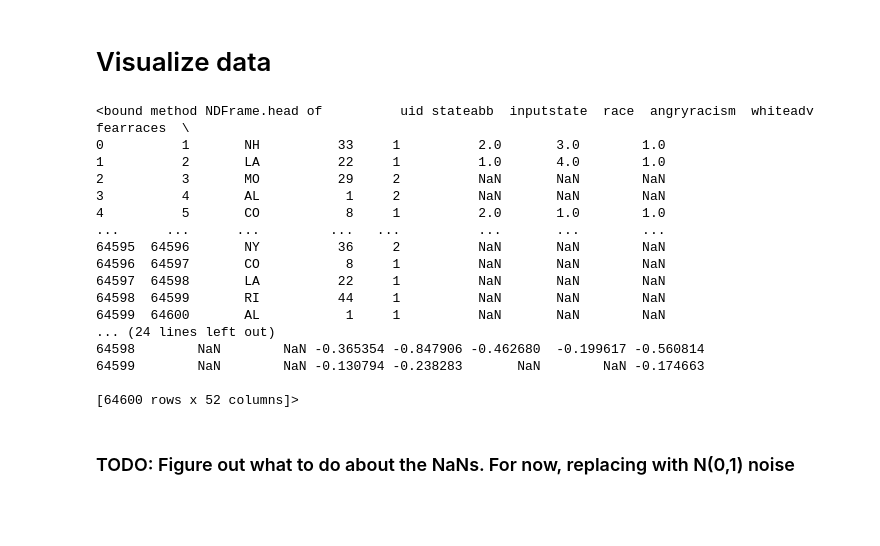
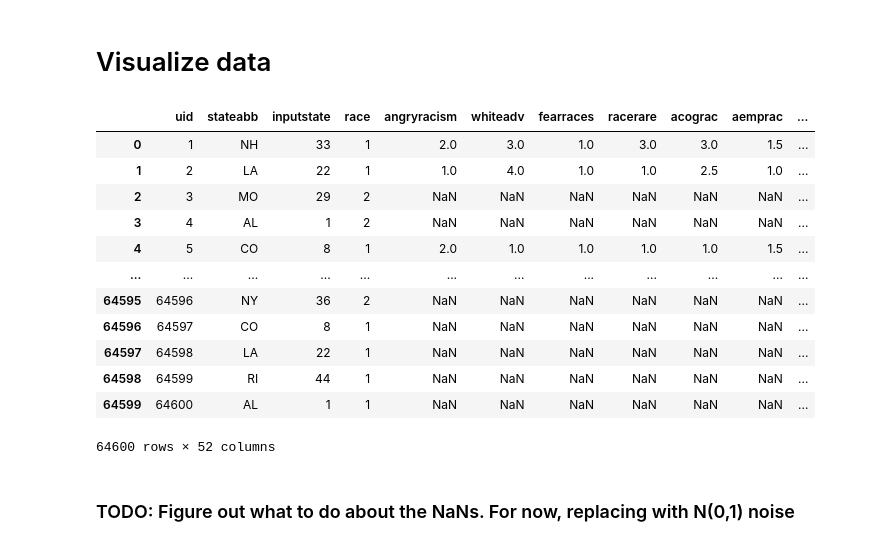
Before and after one commit to jefe-jeff/mse-234-project, a Jupyter notebook: scripts/dp_jordan_attempt.ipynb, the cells around one changed output. Drawn from its saved outputs; the diff is of its cells as text; code cells hidden in the pictures; blank space fills up the shorter version.

```diff
--- a/scripts/dp_jordan_attempt.ipynb
+++ b/scripts/dp_jordan_attempt.ipynb
@@ -13,25 +16,21 @@ trump_data = pd.read_csv('../data/2016-cces-trump.csv')
 # %% [markdown]
 # Visualize data
 # %%
-trump_data.head
+trump_data
 # %% [output]
+|  | uid | stateabb | inputstate | race | angryracism | whiteadv | fearraces | racerare | acograc | aemprac | ... |
+| 0 | 1 | NH | 33 | 1 | 2.0 | 3.0 | 1.0 | 3.0 | 3.0 | 1.5 | ... |
+| 1 | 2 | LA | 22 | 1 | 1.0 | 4.0 | 1.0 | 1.0 | 2.5 | 1.0 | ... |
+| 2 | 3 | MO | 29 | 2 | NaN | NaN | NaN | NaN | NaN | NaN | ... |
+| 3 | 4 | AL | 1 | 2 | NaN | NaN | NaN | NaN | NaN | NaN | ... |
+| 4 | 5 | CO | 8 | 1 | 2.0 | 1.0 | 1.0 | 1.0 | 1.0 | 1.5 | ... |
+| ... | ... | ... | ... | ... | ... | ... | ... | ... | ... | ... | ... |
+| 64595 | 64596 | NY | 36 | 2 | NaN | NaN | NaN | NaN | NaN | NaN | ... |
+| 64596 | 64597 | CO | 8 | 1 | NaN | NaN | NaN | NaN | NaN | NaN | ... |
+| 64597 | 64598 | LA | 22 | 1 | NaN | NaN | NaN | NaN | NaN | NaN | ... |
+| 64598 | 64599 | RI | 44 | 1 | NaN | NaN | NaN | NaN | NaN | NaN | ... |
+| 64599 | 64600 | AL | 1 | 1 | NaN | NaN | NaN | NaN | NaN | NaN | ... |
-<bound method NDFrame.head of          uid stateabb  inputstate  race  angryracism  whiteadv  fearraces  \
-0          1       NH          33     1          2.0       3.0        1.0
-1          2       LA          22     1          1.0       4.0        1.0
-2          3       MO          29     2          NaN       NaN        NaN
-3          4       AL           1     2          NaN       NaN        NaN
-4          5       CO           8     1          2.0       1.0        1.0
-...      ...      ...         ...   ...          ...       ...        ...
-64595  64596       NY          36     2          NaN       NaN        NaN
-64596  64597       CO           8     1          NaN       NaN        NaN
-64597  64598       LA          22     1          NaN       NaN        NaN
-64598  64599       RI          44     1          NaN       NaN        NaN
-64599  64600       AL           1     1          NaN       NaN        NaN
-... (24 lines left out)
-64598        NaN        NaN -0.365354 -0.847906 -0.462680  -0.199617 -0.560814
-64599        NaN        NaN -0.130794 -0.238283       NaN        NaN -0.174663
-
-[64600 rows x 52 columns]>
+64600 rows × 52 columns
 # %% [markdown]
 ### TODO: Figure out what to do about the NaNs. For now, replacing with N(0,1) noise
 # %% [markdown]
```
Also changed, not shown: parts of 19 cells of this notebook, 1 other file.
